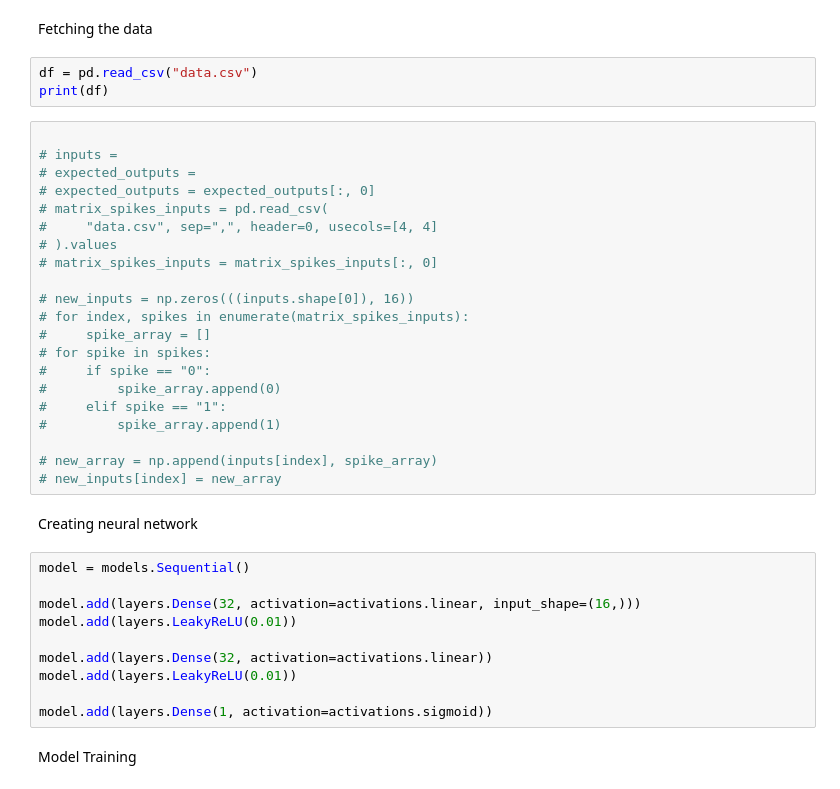
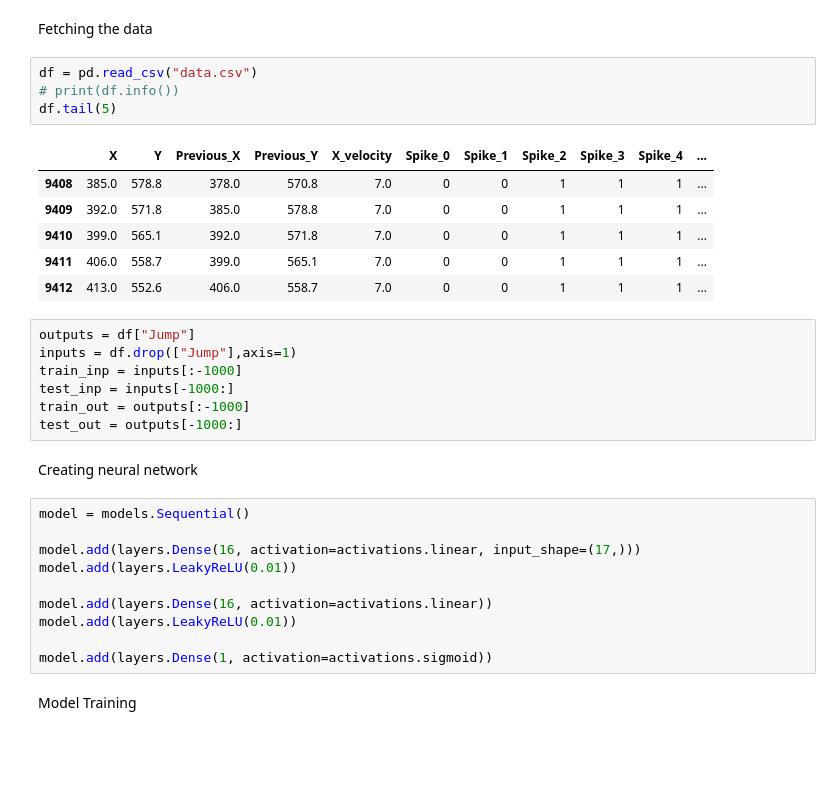
Before and after one commit to brian-zanfelice/Dont-touch-the-spikes-imitation-learning, a Jupyter notebook: model_training.ipynb, the cells around one changed output. Cells and saved outputs as stored; diff of their text form; blank space fills up the shorter version.

```diff
--- a/model_training.ipynb
+++ b/model_training.ipynb
@@ -6,37 +14,31 @@ import numpy as np
 Fetching the data
 # %%
 df = pd.read_csv("data.csv")
-print(df)
+# print(df.info())
+df.tail(5)
+# %% [output]
+|  | X | Y | Previous_X | Previous_Y | X_velocity | Spike_0 | Spike_1 | Spike_2 | Spike_3 | Spike_4 | ... |
+| 9408 | 385.0 | 578.8 | 378.0 | 570.8 | 7.0 | 0 | 0 | 1 | 1 | 1 | ... |
+| 9409 | 392.0 | 571.8 | 385.0 | 578.8 | 7.0 | 0 | 0 | 1 | 1 | 1 | ... |
+| 9410 | 399.0 | 565.1 | 392.0 | 571.8 | 7.0 | 0 | 0 | 1 | 1 | 1 | ... |
+| 9411 | 406.0 | 558.7 | 399.0 | 565.1 | 7.0 | 0 | 0 | 1 | 1 | 1 | ... |
+| 9412 | 413.0 | 552.6 | 406.0 | 558.7 | 7.0 | 0 | 0 | 1 | 1 | 1 | ... |
-# %%
-
-# inputs =
-# expected_outputs =
-# expected_outputs = expected_outputs[:, 0]
-# matrix_spikes_inputs = pd.read_csv(
-#     "data.csv", sep=",", header=0, usecols=[4, 4]
-# ).values
-# matrix_spikes_inputs = matrix_spikes_inputs[:, 0]
-
-# new_inputs = np.zeros(((inputs.shape[0]), 16))
-# for index, spikes in enumerate(matrix_spikes_inputs):
-#     spike_array = []
-# for spike in spikes:
-#     if spike == "0":
-#         spike_array.append(0)
-#     elif spike == "1":
-#         spike_array.append(1)
-
-# new_array = np.append(inputs[index], spike_array)
-# new_inputs[index] = new_array
+# %%
+outputs = df["Jump"]
+inputs = df.drop(["Jump"],axis=1)
+train_inp = inputs[:-1000]
+test_inp = inputs[-1000:]
+train_out = outputs[:-1000]
+test_out = outputs[-1000:]
 # %% [markdown]
 Creating neural network
 # %%
 model = models.Sequential()
 
-model.add(layers.Dense(32, activation=activations.linear, input_shape=(16,)))
+model.add(layers.Dense(16, activation=activations.linear, input_shape=(17,)))
 model.add(layers.LeakyReLU(0.01))
 
-model.add(layers.Dense(32, activation=activations.linear))
+model.add(layers.Dense(16, activation=activations.linear))
 model.add(layers.LeakyReLU(0.01))
 
 model.add(layers.Dense(1, activation=activations.sigmoid))
```
Also changed, not shown: parts of 11 cells of this notebook, 2 other files.
